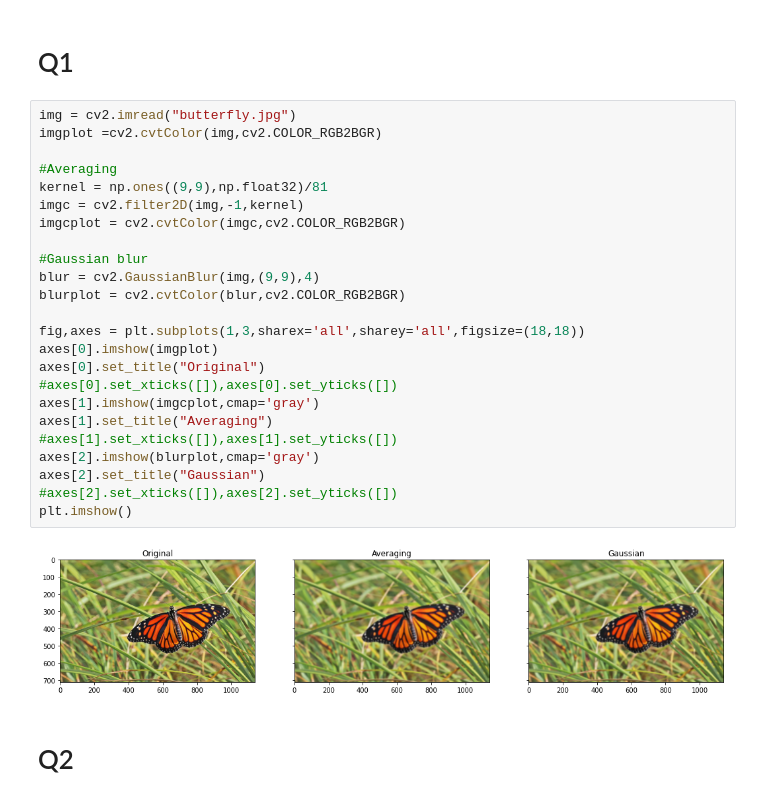
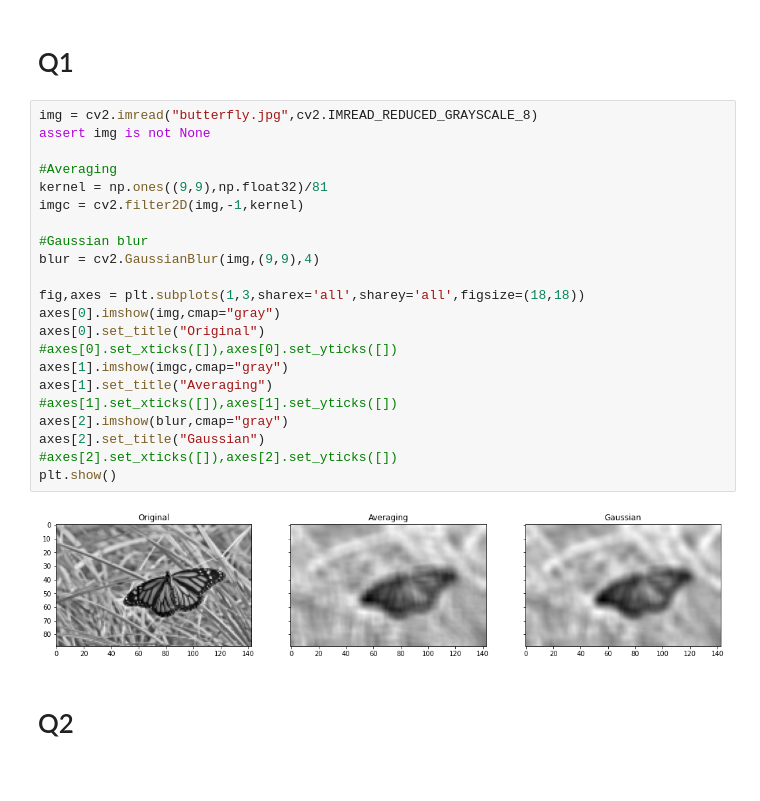
Before and after one commit to muditha11/ImageProcessingAndMachineVision, a Jupyter notebook: 3/3.ipynb, the cells around one changed output. Cells and saved outputs as stored; diff of their text form.

```diff
--- a/3/3.ipynb
+++ b/3/3.ipynb
@@ -10,31 +10,29 @@ import matplotlib.pyplot as plt
 # %% [markdown]
 # Q1
 # %%
-img = cv2.imread("butterfly.jpg")
-imgplot =cv2.cvtColor(img,cv2.COLOR_RGB2BGR)
+img = cv2.imread("butterfly.jpg",cv2.IMREAD_REDUCED_GRAYSCALE_8)
+assert img is not None
 
 #Averaging
 kernel = np.ones((9,9),np.float32)/81
 imgc = cv2.filter2D(img,-1,kernel)
-imgcplot = cv2.cvtColor(imgc,cv2.COLOR_RGB2BGR)
 
 #Gaussian blur
 blur = cv2.GaussianBlur(img,(9,9),4)
-blurplot = cv2.cvtColor(blur,cv2.COLOR_RGB2BGR)
 
 fig,axes = plt.subplots(1,3,sharex='all',sharey='all',figsize=(18,18))
-axes[0].imshow(imgplot)
+axes[0].imshow(img,cmap="gray")
 axes[0].set_title("Original")
 #axes[0].set_xticks([]),axes[0].set_yticks([])
-axes[1].imshow(imgcplot,cmap='gray')
+axes[1].imshow(imgc,cmap="gray")
 axes[1].set_title("Averaging")
 #axes[1].set_xticks([]),axes[1].set_yticks([])
-axes[2].imshow(blurplot,cmap='gray')
+axes[2].imshow(blur,cmap="gray")
 axes[2].set_title("Gaussian")
 #axes[2].set_xticks([]),axes[2].set_yticks([])
-plt.imshow()
+plt.show()
 # %% [output]
-[figure, old version]
+[figure, new version]
 # %% [markdown]
 # Q2
 # %% [markdown]
```
Also changed, not shown: parts of 5 cells of this notebook.
